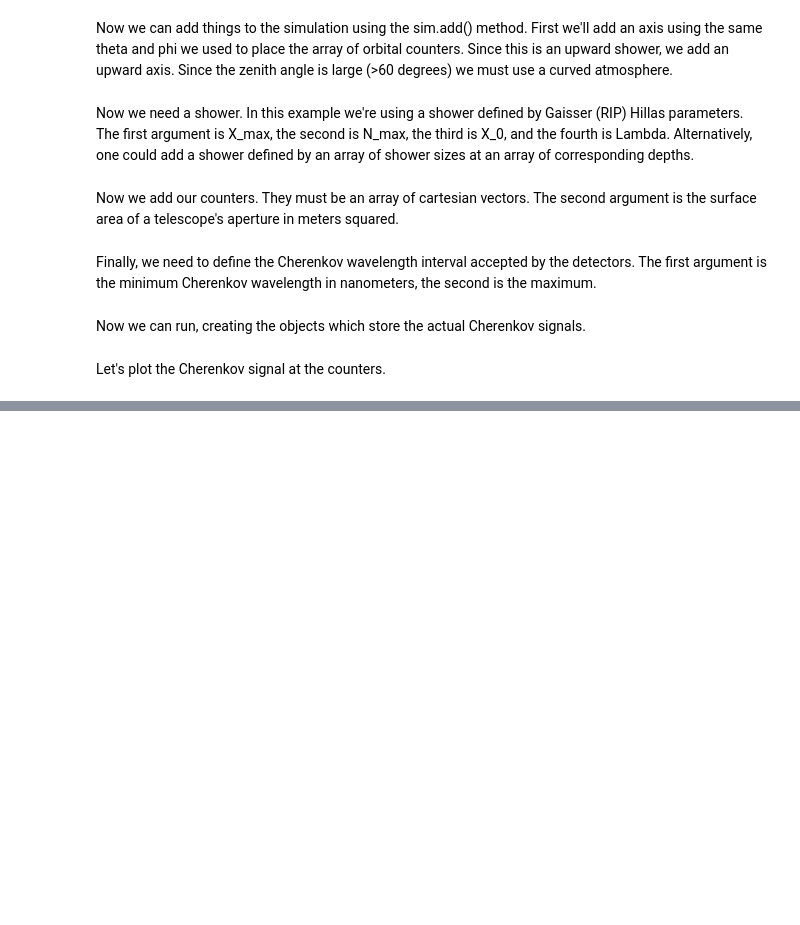
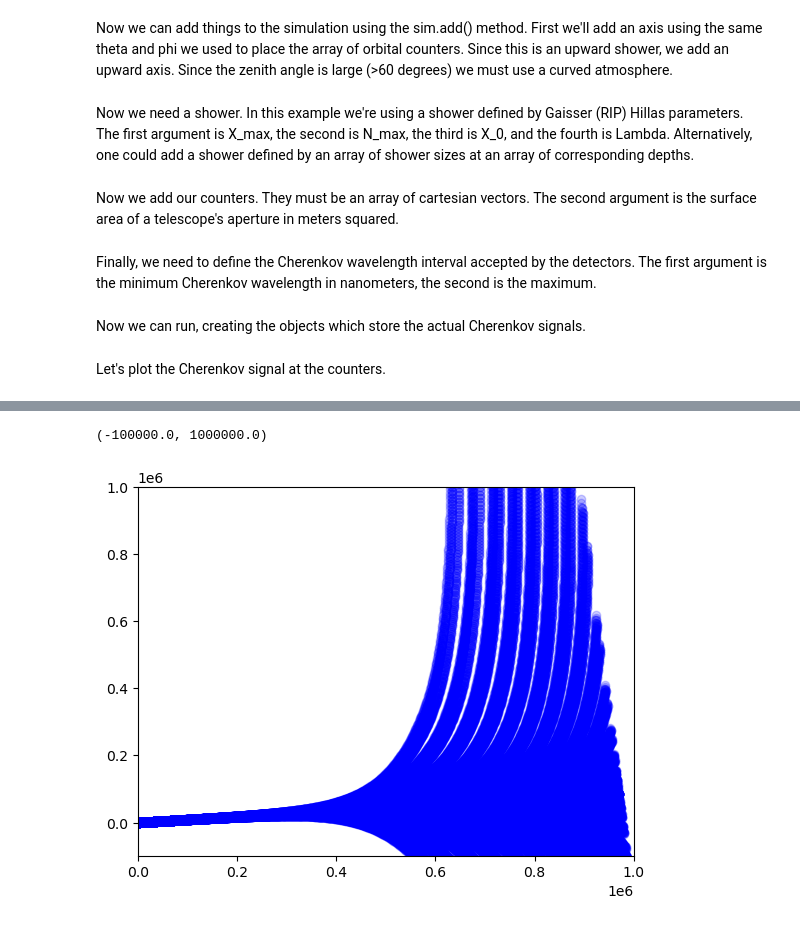
Before and after one commit to ikepc1/CHASM_NuSpacesim, a Jupyter notebook: demo/CHASM Demo.ipynb, the cells around one changed output, grey strips where cells are left out. Cells and saved outputs as stored; diff of their text form; code cells hidden in the pictures; blank space fills up the shorter version.

```diff
--- a/demo/CHASM Demo.ipynb
+++ b/demo/CHASM Demo.ipynb
@@ -88,0 +102,9 @@ Text(0.5, 1.0, 'Effect of Arrival Time Correction')
+# %%
+fig = plt.figure()
+for s in sim.signals[:,0]:
+    plt.scatter(s.axis.vectors[:,0],s.axis.vectors[:,2],c='b', alpha=0.2)
+plt.xlim(0,1.e6)
+plt.ylim(-.1e6,1.e6)
+# %% [output]
+(-100000.0, 1000000.0)
+[figure, added]
```
Also changed, not shown: parts of 6 cells of this notebook, 3 other files.
